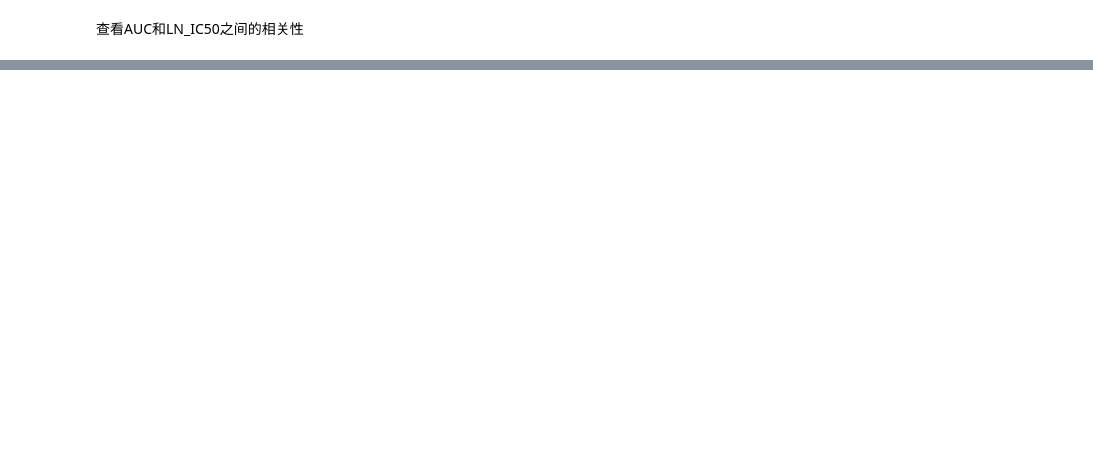
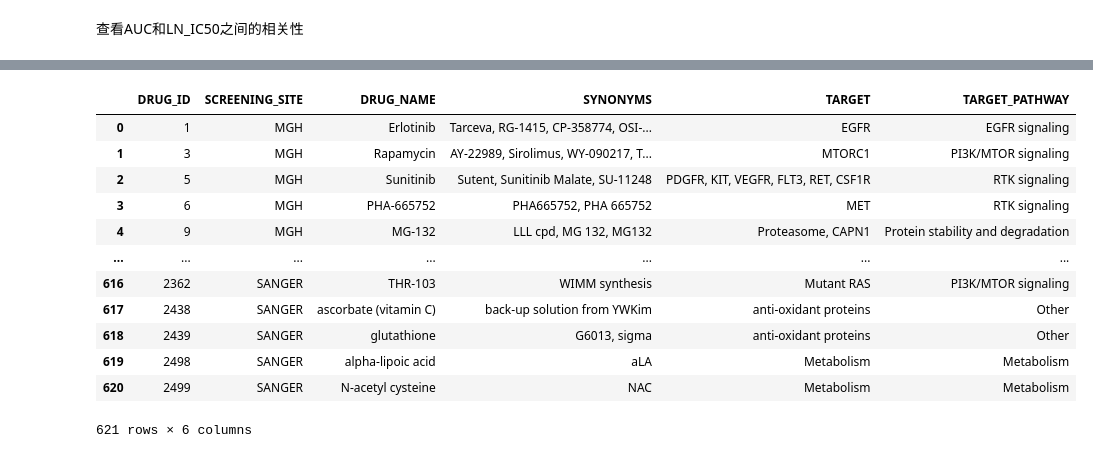
Before and after one commit to mglnbk/MGNet, a Jupyter notebook: data_handler.ipynb, the cells around one changed output, grey strips where cells are left out. Cells and saved outputs as stored; diff of their text form; code cells hidden in the pictures; blank space fills up the shorter version.

```diff
--- a/data_handler.ipynb
+++ b/data_handler.ipynb
@@ -676,0 +735,16 @@ a = K._to_tensor(np.array([[1,2,3,4,5],[3,4,5,6,7]]), dtype=tf.float32)
+# %%
+pd.read_csv('data/raw_data/screened_compounds_rel_8.4.csv')
+# %% [output]
+|  | DRUG_ID | SCREENING_SITE | DRUG_NAME | SYNONYMS | TARGET | TARGET_PATHWAY |
+| 0 | 1 | MGH | Erlotinib | Tarceva, RG-1415, CP-358774, OSI-... | EGFR | EGFR signaling |
+| 1 | 3 | MGH | Rapamycin | AY-22989, Sirolimus, WY-090217, T... | MTORC1 | PI3K/MTOR signaling |
+| 2 | 5 | MGH | Sunitinib | Sutent, Sunitinib Malate, SU-11248 | PDGFR, KIT, VEGFR, FLT3, RET, CSF1R | RTK signaling |
+| 3 | 6 | MGH | PHA-665752 | PHA665752, PHA 665752 | MET | RTK signaling |
+| 4 | 9 | MGH | MG-132 | LLL cpd, MG 132, MG132 | Proteasome, CAPN1 | Protein stability and degradation |
+| ... | ... | ... | ... | ... | ... | ... |
+| 616 | 2362 | SANGER | THR-103 | WIMM synthesis | Mutant RAS | PI3K/MTOR signaling |
+| 617 | 2438 | SANGER | ascorbate (vitamin C) | back-up solution from YWKim | anti-oxidant proteins | Other |
+| 618 | 2439 | SANGER | glutathione | G6013, sigma | anti-oxidant proteins | Other |
+| 619 | 2498 | SANGER | alpha-lipoic acid | aLA | Metabolism | Metabolism |
+| 620 | 2499 | SANGER | N-acetyl cysteine | NAC | Metabolism | Metabolism |
+621 rows × 6 columns
```
Also changed, not shown: parts of 13 cells of this notebook, 4 other files.
